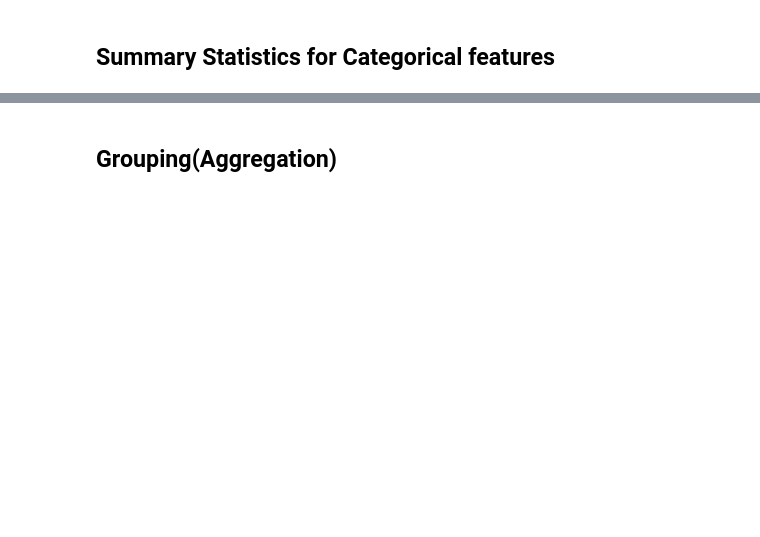
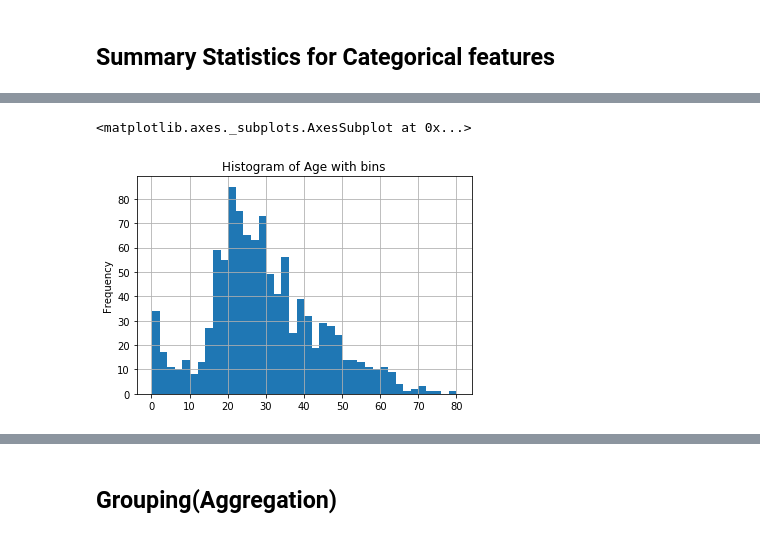
Before and after one commit to adarsh9780/titanic, a Jupyter notebook: notebooks/titanic.ipynb, the cells around one changed output, grey strips where cells are left out. Saved outputs shown, nothing was run; the diff lists cells and outputs as text; code cells hidden in the pictures; blank space fills up the shorter version.

```diff
--- a/notebooks/titanic.ipynb
+++ b/notebooks/titanic.ipynb
@@ -176,6 +417,9 @@ df.Age.plot(kind='hist', title='Histogram of Age');
 # %%
 # histogram with bins
-df.Age.plot(kind='hist', title="Histogram of Age with bins", bins=40)
+df.Age.plot(kind='hist', title="Histogram of Age with bins", bins=40, grid=True)
+# %% [output]
+<matplotlib.axes._subplots.AxesSubplot at 0x...>
+[figure, added]
 # %%
 # Kernel density plot
 df.Age.plot(kind='kde', title="KDE of Age with bins")
```
Also changed, not shown: parts of 109 cells of this notebook, 1 other file.
